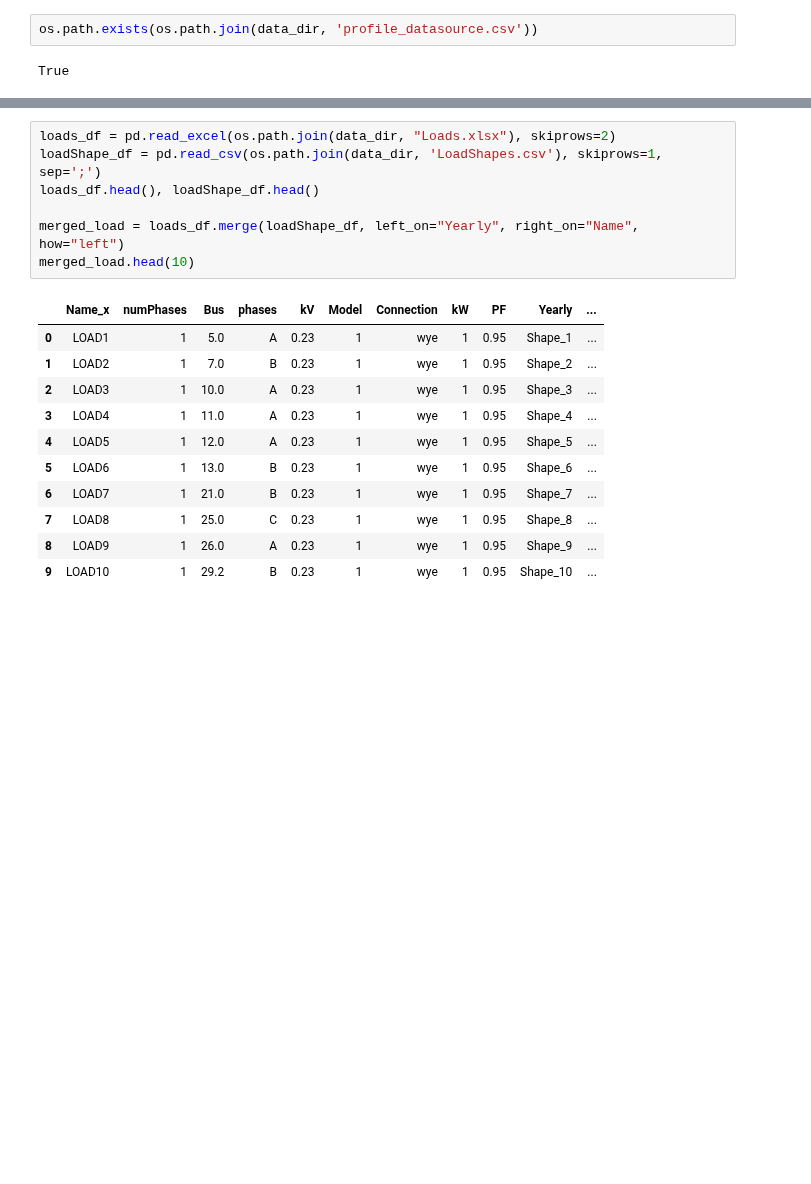
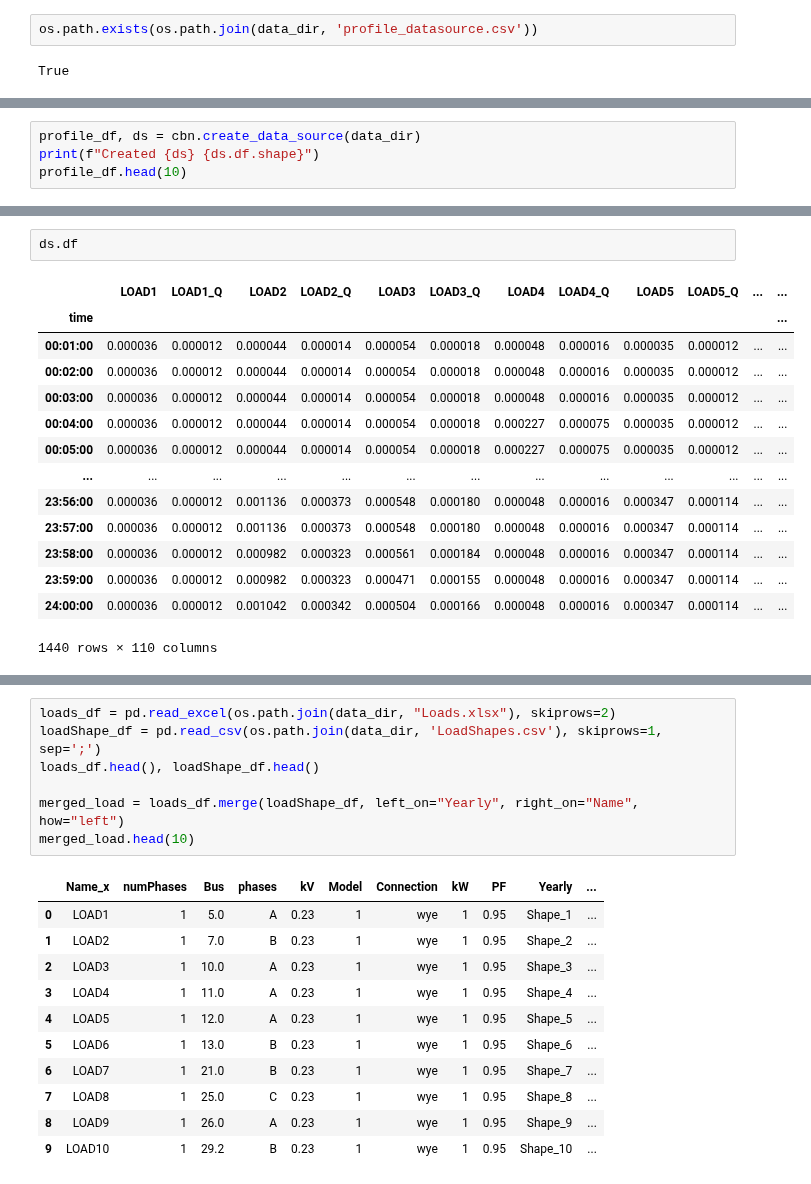
Before and after one commit to antoniovitorvb/IST-thesis-hosting-capacity, a Jupyter notebook: notebooks/timeseries.ipynb, the cells around one changed output, grey strips where cells are left out. Drawn from its saved outputs; the diff is of its cells as text; blank space fills up the shorter version.

```diff
--- a/notebooks/timeseries.ipynb
+++ b/notebooks/timeseries.ipynb
@@ -81,0 +97,4 @@ pd.read_csv(os.path.join(data_dir, 'profile_datasource.csv'), index_col=0)
+# %%
+profile_df, ds = cbn.create_data_source(data_dir)
+print(f"Created {ds} {ds.df.shape}")
+profile_df.head(10)
@@ -81,0 +116,17 @@ pd.read_csv(os.path.join(data_dir, 'profile_datasource.csv'), index_col=0)
+# %%
+ds.df
+# %% [output]
+|  | LOAD1 | LOAD1_Q | LOAD2 | LOAD2_Q | LOAD3 | LOAD3_Q | LOAD4 | LOAD4_Q | LOAD5 | LOAD5_Q | ... | ... |
+| time |  |  |  |  |  |  |  |  |  |  |  | ... |
+| 00:01:00 | 0.000036 | 0.000012 | 0.000044 | 0.000014 | 0.000054 | 0.000018 | 0.000048 | 0.000016 | 0.000035 | 0.000012 | ... | ... |
+| 00:02:00 | 0.000036 | 0.000012 | 0.000044 | 0.000014 | 0.000054 | 0.000018 | 0.000048 | 0.000016 | 0.000035 | 0.000012 | ... | ... |
+| 00:03:00 | 0.000036 | 0.000012 | 0.000044 | 0.000014 | 0.000054 | 0.000018 | 0.000048 | 0.000016 | 0.000035 | 0.000012 | ... | ... |
+| 00:04:00 | 0.000036 | 0.000012 | 0.000044 | 0.000014 | 0.000054 | 0.000018 | 0.000227 | 0.000075 | 0.000035 | 0.000012 | ... | ... |
+| 00:05:00 | 0.000036 | 0.000012 | 0.000044 | 0.000014 | 0.000054 | 0.000018 | 0.000227 | 0.000075 | 0.000035 | 0.000012 | ... | ... |
+| ... | ... | ... | ... | ... | ... | ... | ... | ... | ... | ... | ... | ... |
+| 23:56:00 | 0.000036 | 0.000012 | 0.001136 | 0.000373 | 0.000548 | 0.000180 | 0.000048 | 0.000016 | 0.000347 | 0.000114 | ... | ... |
+| 23:57:00 | 0.000036 | 0.000012 | 0.001136 | 0.000373 | 0.000548 | 0.000180 | 0.000048 | 0.000016 | 0.000347 | 0.000114 | ... | ... |
+| 23:58:00 | 0.000036 | 0.000012 | 0.000982 | 0.000323 | 0.000561 | 0.000184 | 0.000048 | 0.000016 | 0.000347 | 0.000114 | ... | ... |
+| 23:59:00 | 0.000036 | 0.000012 | 0.000982 | 0.000323 | 0.000471 | 0.000155 | 0.000048 | 0.000016 | 0.000347 | 0.000114 | ... | ... |
+| 24:00:00 | 0.000036 | 0.000012 | 0.001042 | 0.000342 | 0.000504 | 0.000166 | 0.000048 | 0.000016 | 0.000347 | 0.000114 | ... | ... |
+1440 rows × 110 columns
```
Also changed, not shown: parts of 6 cells of this notebook, 3 other files.
